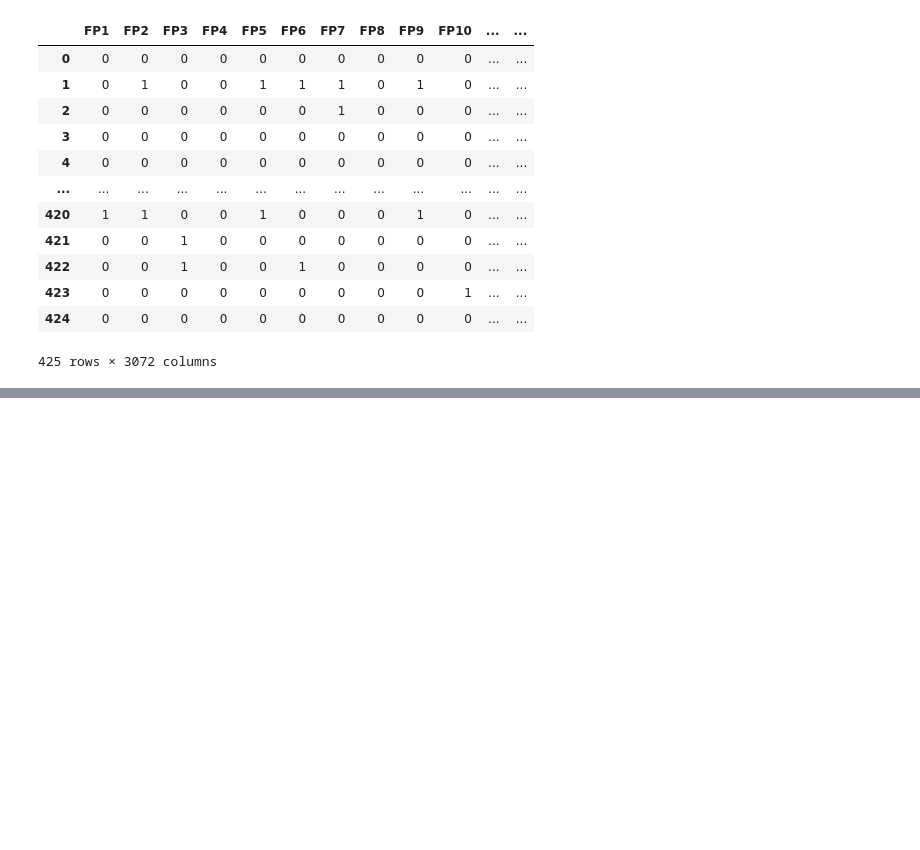
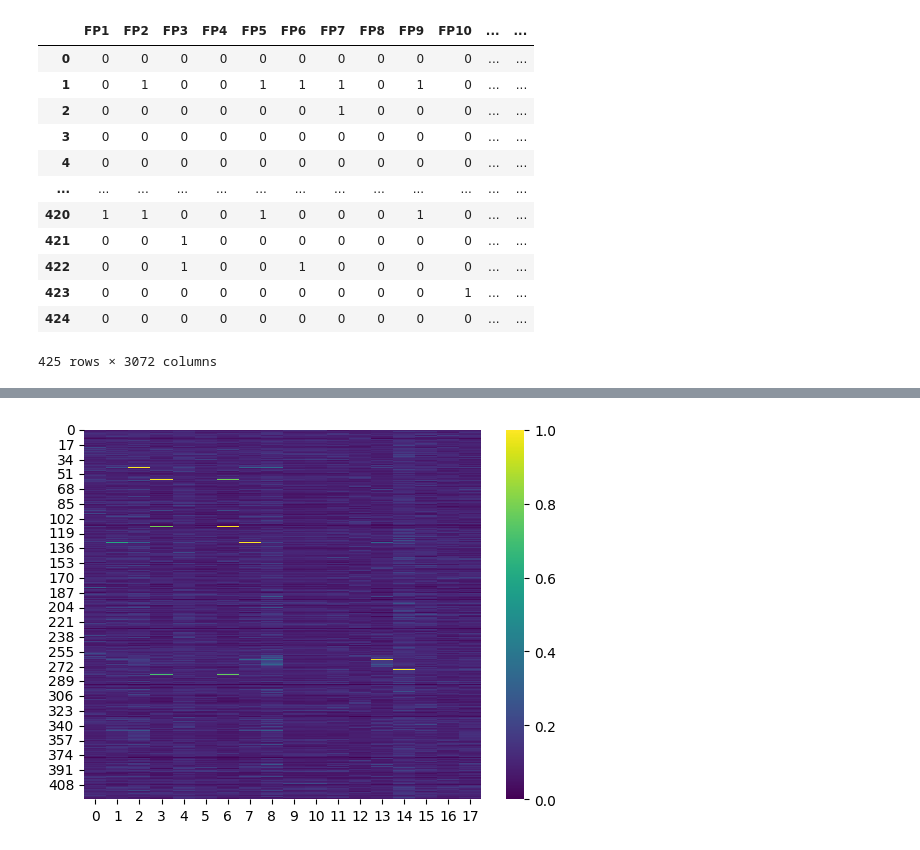
Before and after one commit to debnathk/dleps, a Jupyter notebook: code/DLEPS/reference_drug/tanimoto_similarity.ipynb, the cells around one changed output, grey strips where cells are left out. Cells and saved outputs as stored; diff of their text form; code cells hidden in the pictures; blank space fills up the shorter version.

```diff
--- a/code/DLEPS/reference_drug/tanimoto_similarity.ipynb
+++ b/code/DLEPS/reference_drug/tanimoto_similarity.ipynb
@@ -99,0 +165,31 @@ Consider using the `--user` option or check the permissions.
+# %%
+from rdkit import Chem, DataStructs
+from rdkit.Chem import AllChem
+
+def tanimoto(s1, s2):
+    """Calculate the Tanimoto similarity of two SMILES strings."""
+    try:
+        mol1 = Chem.MolFromSmiles(s1)
+        mol2 = Chem.MolFromSmiles(s2)
+        fp1 = AllChem.GetMorganFingerprintAsBitVect(mol1, 2, nBits=3072)
+        fp2 = AllChem.GetMorganFingerprintAsBitVect(mol2, 2, nBits=3072)
+        return DataStructs.TanimotoSimilarity(fp1, fp2)
+    except (TypeError, ValueError, AttributeError):
+        return "Error: Not a valid SMILES string"
+# %%
+import numpy as np
+ssp = np.zeros((len(df_gen_exp), len(df_ref)))
+
+for i in range(len(df_gen_exp)):
+    for j in range(len(df_ref)):
+        ssp[i, j] = tanimoto(df_gen_exp['standardized_SMILES'][i], df_ref['standardized_SMILES'][j])
+# %%
+# Display the heatmap
+import seaborn as sns
+import matplotlib.pyplot as plt
+
+sns.heatmap(ssp, cmap='viridis')
+
+plt.show()
+# %% [output]
+[figure, added]
```
Also changed, not shown: parts of 17 cells of this notebook, 1 other file.
